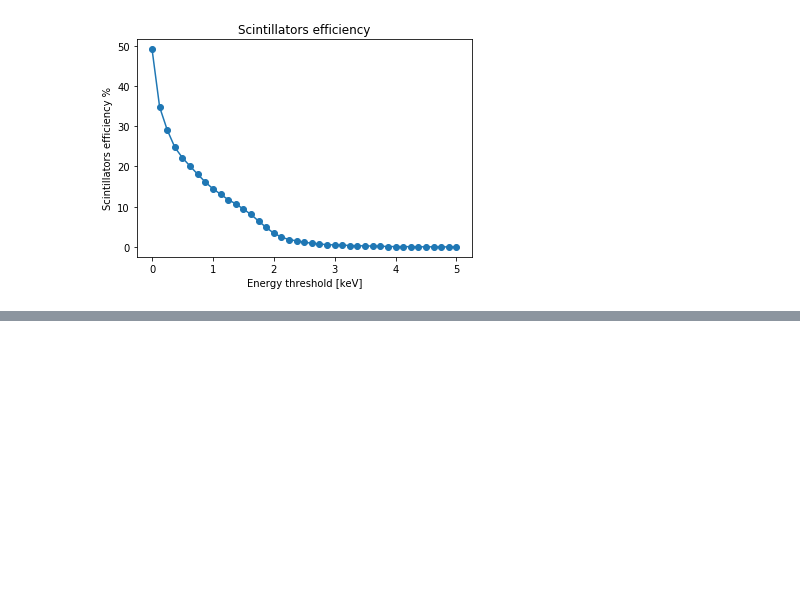
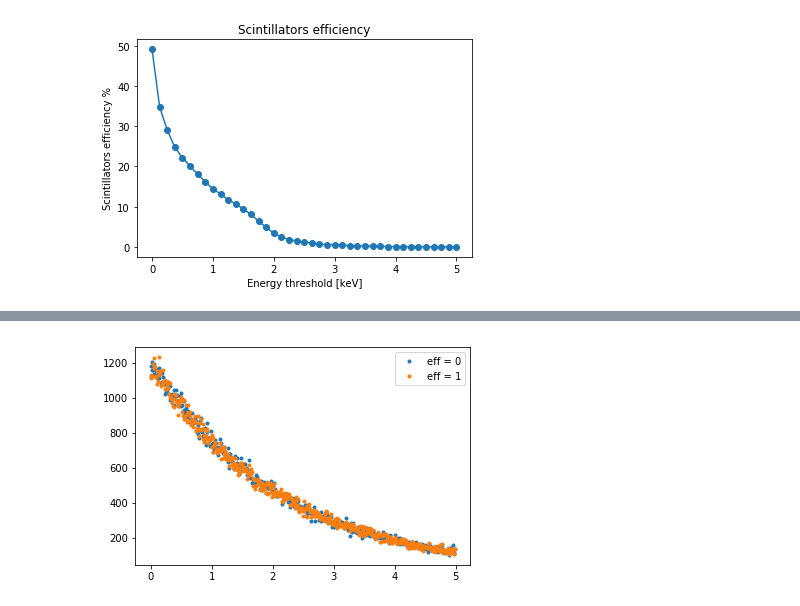
Before and after one commit to irenecortinovis/MuMass_sim, a Jupyter notebook: build/data/M_formation-Mu-only.ipynb, the cells around one changed output, grey strips where cells are left out. Saved outputs shown, nothing was run; the diff lists cells and outputs as text; code cells hidden in the pictures; blank space fills up the shorter version.

```diff
--- a/build/data/M_formation-Mu-only.ipynb
+++ b/build/data/M_formation-Mu-only.ipynb
@@ -470,0 +493,24 @@ plt.hist(detID_all)
+# %%
+thr_scint = 0.5
+fraction = 0.4
+
+coord0 = get_times_muform('musr_8.root', thr_scint=thr_scint)
+coord1 = get_times_muform('musr_9.root', thr_scint=thr_scint)
+coord04 = create_fraction(coord0, coord1, fraction)
+
+bins = np.linspace(0,5,501)
+
+times = []
+for coords in [coord0, coord04]:
+    hist = plt.hist(coords, alpha=0.4, bins=bins)
+    times.append(hist[0])
+plt.close()
+
+labels = ['eff = 0', 'eff = 1']
+#labels = ['eff = 0', 'eff = 0.4']
+for time_list, label in zip(times, labels):
+    plt.plot(bins[:-1], time_list, '.', label=label)
+plt.legend()
+plt.show()
+# %% [output]
+[figure, added]
```
Also changed, not shown: parts of 9 cells of this notebook, 4 other files.
